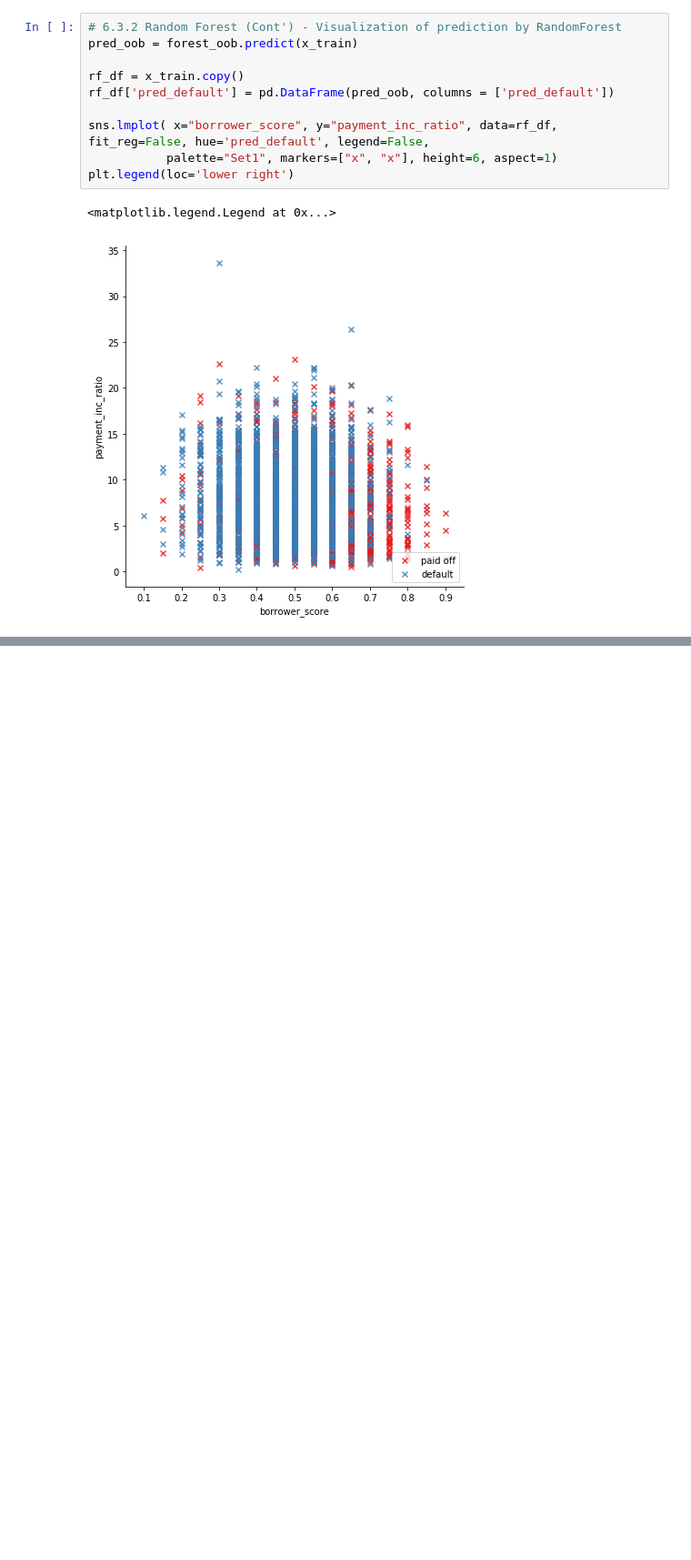
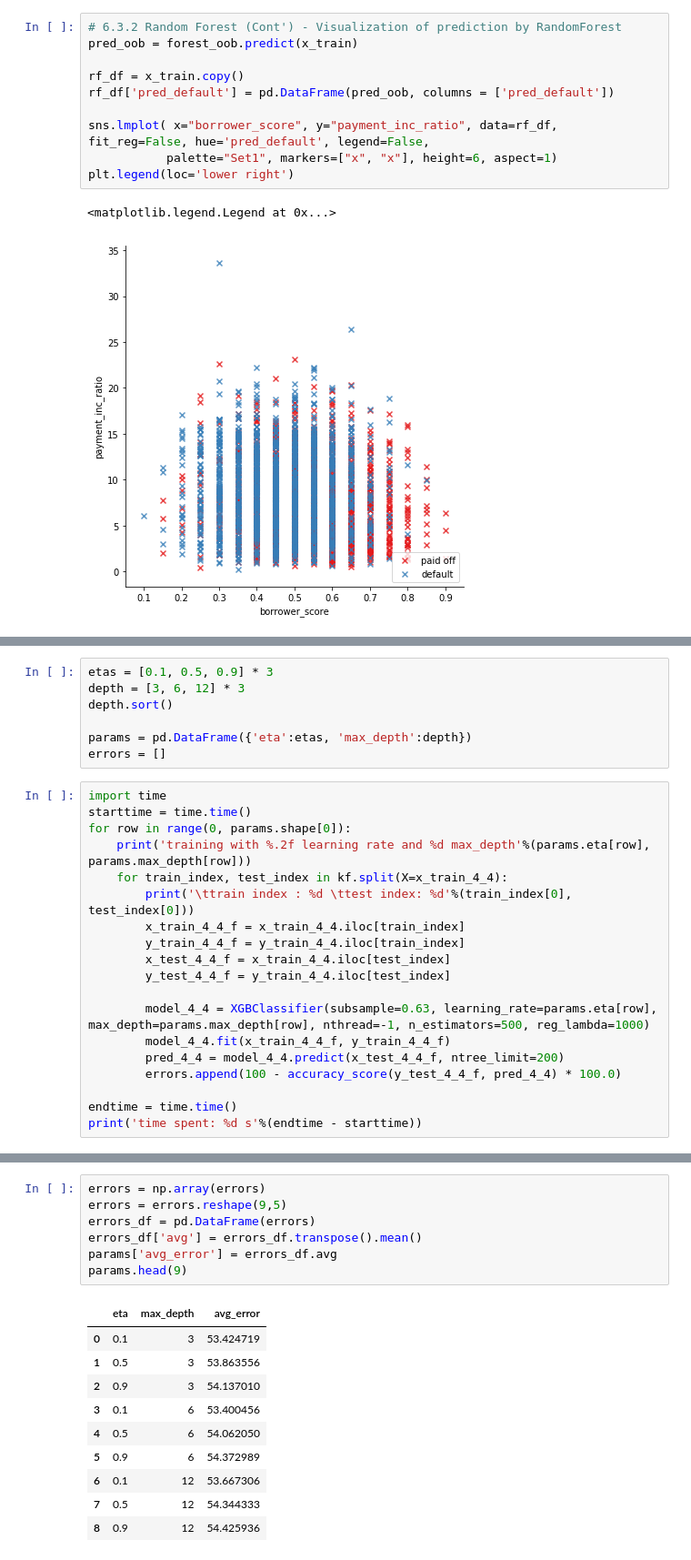
Before and after one commit to vanang/statistics-for-data-scientists-python, a Jupyter notebook: Notebooks/Chapter_6_Ko.ipynb, the cells around one changed output, grey strips where cells are left out. Shown at 91% size. Saved outputs shown, nothing was run; the diff lists cells and outputs as text; blank space fills up the shorter version.

```diff
--- a/Notebooks/Chapter_6_Ko.ipynb
+++ b/Notebooks/Chapter_6_Ko.ipynb
@@ -667,0 +873,26 @@ Feature Importance by Gini Decrease
+# %%
+etas = [0.1, 0.5, 0.9] * 3
+depth = [3, 6, 12] * 3
+depth.sort()
+
+params = pd.DataFrame({'eta':etas, 'max_depth':depth})
+errors = []
+# %%
+import time
+starttime = time.time()
+for row in range(0, params.shape[0]):
+    print('training with %.2f learning rate and %d max_depth'%(params.eta[row], params.max_depth[row]))
+    for train_index, test_index in kf.split(X=x_train_4_4):
+        print('\ttrain index : %d \ttest index: %d'%(train_index[0], test_index[0]))
+        x_train_4_4_f = x_train_4_4.iloc[train_index]
+        y_train_4_4_f = y_train_4_4.iloc[train_index]
+        x_test_4_4_f = x_train_4_4.iloc[test_index]
+        y_test_4_4_f = y_train_4_4.iloc[test_index]
+
+        model_4_4 = XGBClassifier(subsample=0.63, learning_rate=params.eta[row], max_depth=params.max_depth[row], nthread=-1, n_estimators=500, reg_lambda=1000)
+        model_4_4.fit(x_train_4_4_f, y_train_4_4_f)
+        pred_4_4 = model_4_4.predict(x_test_4_4_f, ntree_limit=200)
+        errors.append(100 - accuracy_score(y_test_4_4_f, pred_4_4) * 100.0)
+
+endtime = time.time()
+print('time spent: %d s'%(endtime - starttime))
@@ -667,0 +917,18 @@ Feature Importance by Gini Decrease
+# %%
+errors = np.array(errors)
+errors = errors.reshape(9,5)
+errors_df = pd.DataFrame(errors)
+errors_df['avg'] = errors_df.transpose().mean()
+params['avg_error'] = errors_df.avg
+params.head(9)
+# %% [output]
+|  | eta | max_depth | avg_error |
+| 0 | 0.1 | 3 | 53.424719 |
+| 1 | 0.5 | 3 | 53.863556 |
+| 2 | 0.9 | 3 | 54.137010 |
+| 3 | 0.1 | 6 | 53.400456 |
+| 4 | 0.5 | 6 | 54.062050 |
+| 5 | 0.9 | 6 | 54.372989 |
+| 6 | 0.1 | 12 | 53.667306 |
+| 7 | 0.5 | 12 | 54.344333 |
+| 8 | 0.9 | 12 | 54.425936 |
```
Also changed, not shown: parts of 26 cells of this notebook.
